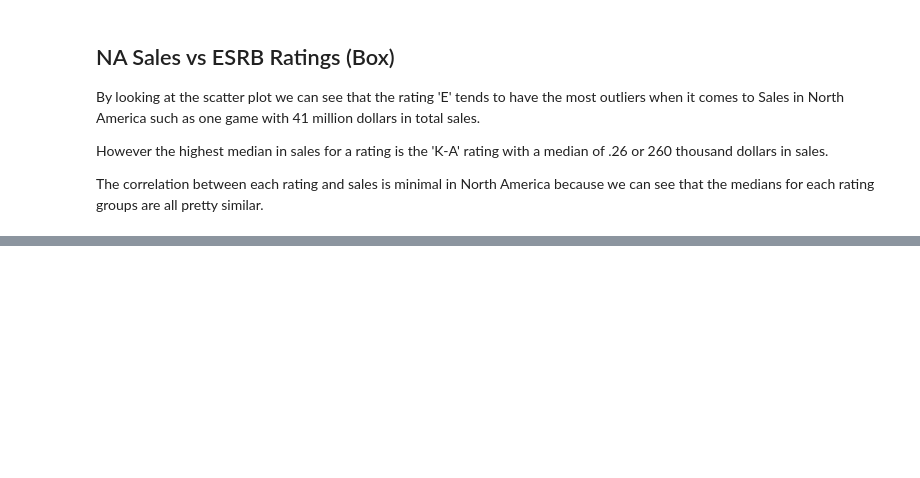
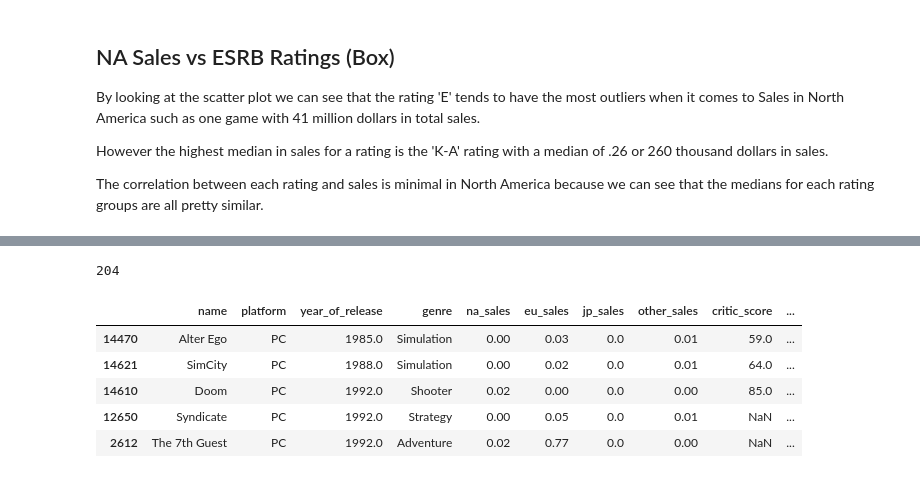
Before and after one commit to oliver-worth/GameStore-Ice-, a Jupyter notebook: IceEda-1.ipynb, the cells around one changed output, grey strips where cells are left out. Drawn from its saved outputs; the diff is of its cells as text; code cells hidden in the pictures; blank space fills up the shorter version.

```diff
--- a/IceEda-1.ipynb
+++ b/IceEda-1.ipynb
@@ -847,0 +1073,16 @@ The correlation between each rating and sales is minimal in North America becaus
+# %%
+PC = df[df['platform'] == 'PC']
+PC['user_score'].isna().sum()
+
+# 204 Missing Values for PC
+# %% [output]
+204
+# %%
+PC.head()
+# %% [output]
+|  | name | platform | year_of_release | genre | na_sales | eu_sales | jp_sales | other_sales | critic_score | ... |
+| 14470 | Alter Ego | PC | 1985.0 | Simulation | 0.00 | 0.03 | 0.0 | 0.01 | 59.0 | ... |
+| 14621 | SimCity | PC | 1988.0 | Simulation | 0.00 | 0.02 | 0.0 | 0.01 | 64.0 | ... |
+| 14610 | Doom | PC | 1992.0 | Shooter | 0.02 | 0.00 | 0.0 | 0.00 | 85.0 | ... |
+| 12650 | Syndicate | PC | 1992.0 | Strategy | 0.00 | 0.05 | 0.0 | 0.01 | NaN | ... |
+| 2612 | The 7th Guest | PC | 1992.0 | Adventure | 0.02 | 0.77 | 0.0 | 0.00 | NaN | ... |
```
Also changed, not shown: parts of 39 cells of this notebook.
